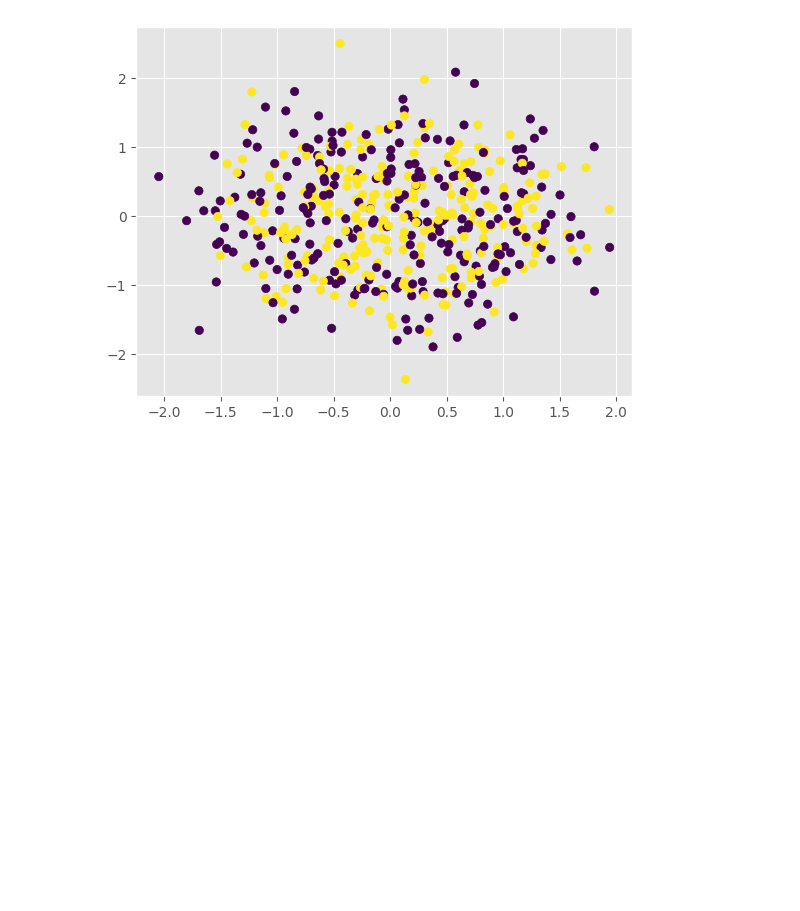
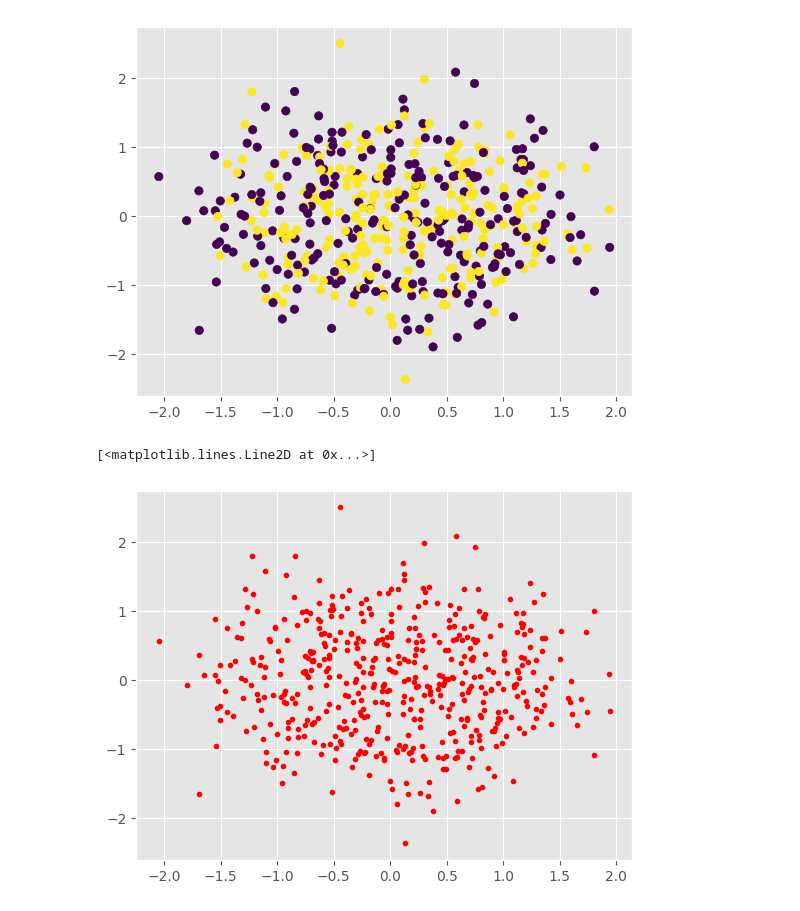
Before and after one commit to Ganesh20000/MLOPS, a Jupyter notebook: day-2/MLOps_Day_2__Complete_Git_&_Github_.ipynb, the cells around one changed output. Saved outputs shown, nothing was run; the diff lists cells and outputs as text; code cells hidden in the pictures; blank space fills up the shorter version.

```diff
--- a/day-2/MLOps_Day_2__Complete_Git_&_Github_.ipynb
+++ b/day-2/MLOps_Day_2__Complete_Git_&_Github_.ipynb
@@ -11,3 +11,8 @@ plt.scatter(X[:,0],X[:,1],c=y)
 # %% [output]
 <matplotlib.collections.PathCollection at 0x...>
 [figure]
+# %%
+plt.plot(X[:,0],X[:,1],'r.')
+# %% [output]
+[<matplotlib.lines.Line2D at 0x...>]
+[figure, added]
```
